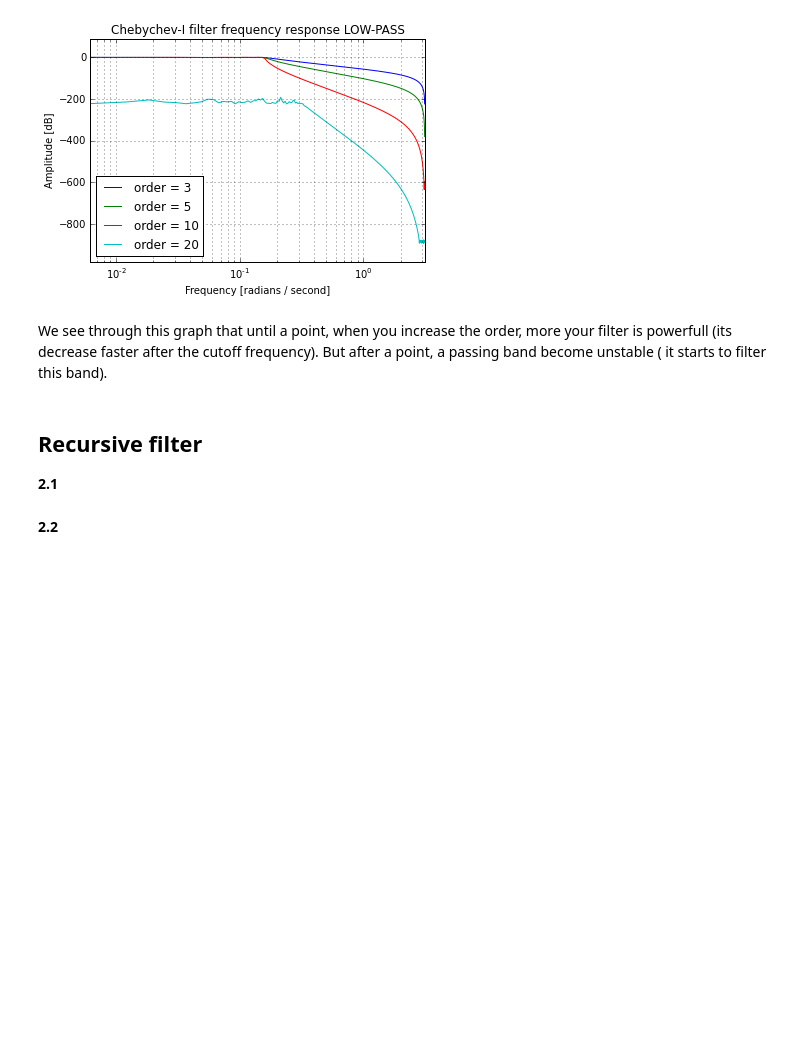
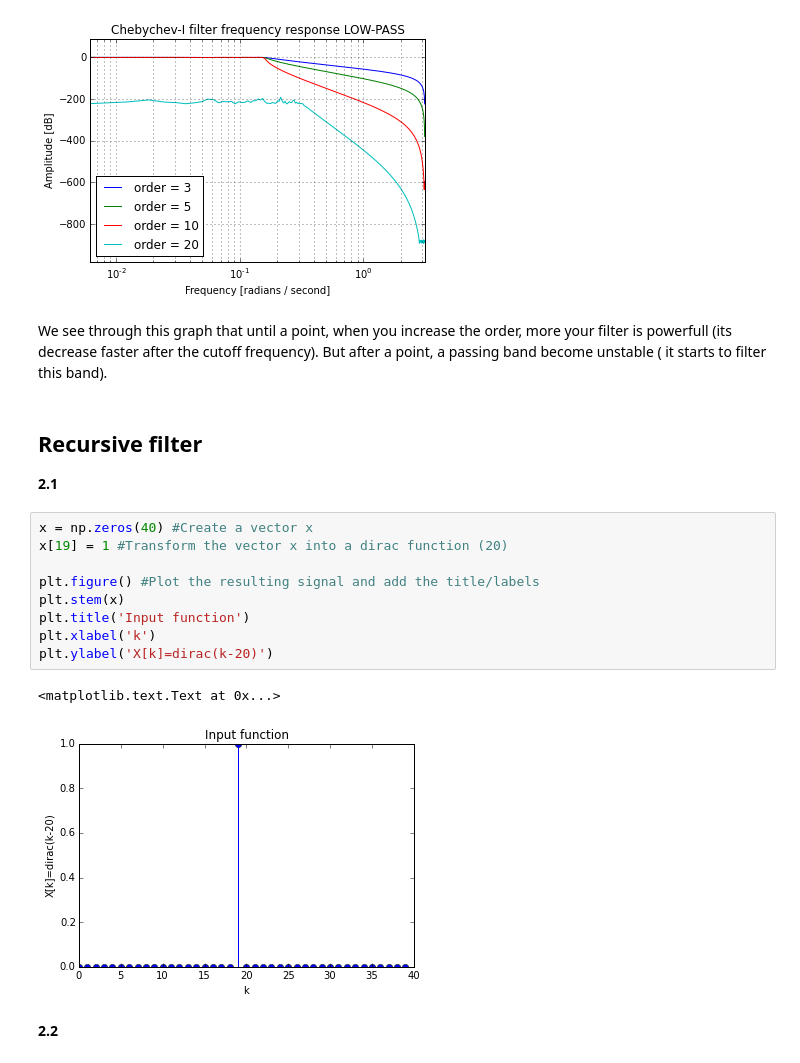
Before and after one commit to Totohm/DSP-TP-1617, a Jupyter notebook: Lab6-7/python/Lab67.ipynb, the cells around one changed output. Cells and saved outputs as stored; diff of their text form; blank space fills up the shorter version.

```diff
--- a/Lab6-7/python/Lab67.ipynb
+++ b/Lab6-7/python/Lab67.ipynb
@@ -144,5 +144,17 @@ We see through this graph that until a point, when you increase the order, more
 ## Recursive filter
 
 **2.1**
+# %%
+x = np.zeros(40) #Create a vector x
+x[19] = 1 #Transform the vector x into a dirac function (20)
+
+plt.figure() #Plot the resulting signal and add the title/labels
+plt.stem(x)
+plt.title('Input function')
+plt.xlabel('k')
+plt.ylabel('X[k]=dirac(k-20)')
+# %% [output]
+<matplotlib.text.Text at 0x...>
+[figure, added]
 # %% [markdown]
 **2.2**
```
Also changed, not shown: parts of 8 cells of this notebook.
